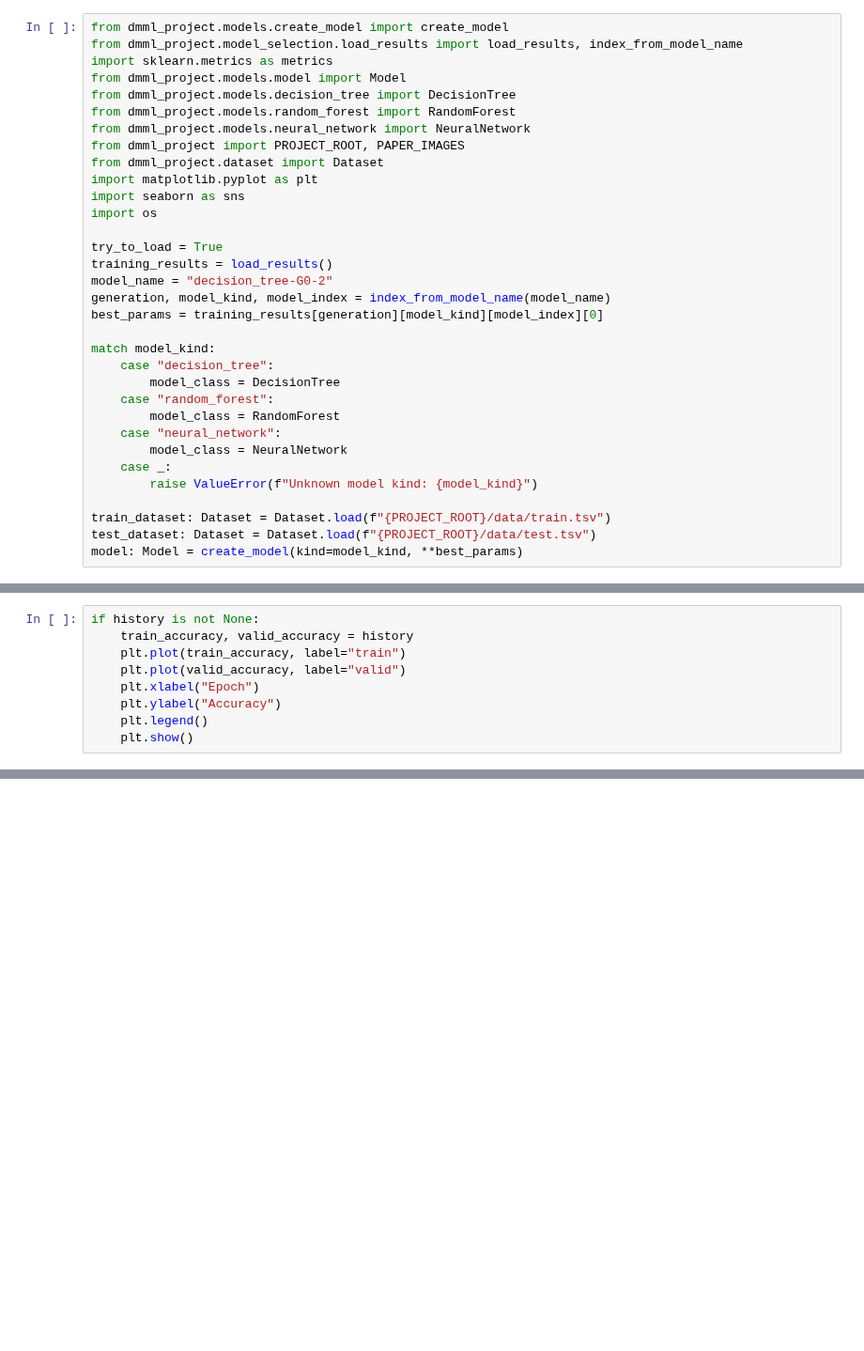
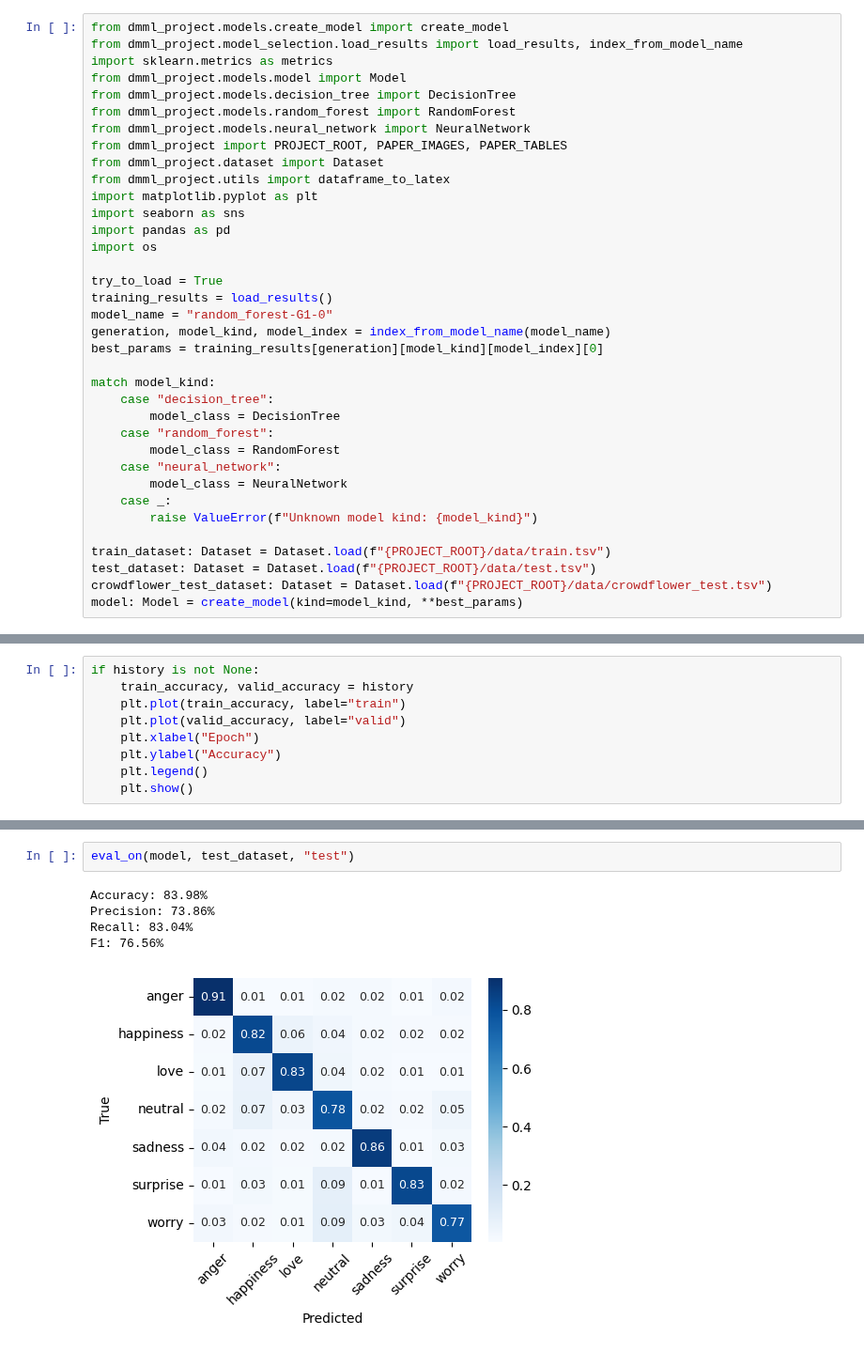
Before and after one commit to Etto48/DataMiningProject, a Jupyter notebook: src/notebooks/train_test.ipynb, the cells around one changed output, grey strips where cells are left out. Shown at 94% size. Cells and saved outputs as stored; diff of their text form; blank space fills up the shorter version.

```diff
--- a/src/notebooks/train_test.ipynb
+++ b/src/notebooks/train_test.ipynb
@@ -6,15 +6,17 @@ from dmml_project.models.model import Model
 from dmml_project.models.decision_tree import DecisionTree
 from dmml_project.models.random_forest import RandomForest
 from dmml_project.models.neural_network import NeuralNetwork
-from dmml_project import PROJECT_ROOT, PAPER_IMAGES
+from dmml_project import PROJECT_ROOT, PAPER_IMAGES, PAPER_TABLES
 from dmml_project.dataset import Dataset
+from dmml_project.utils import dataframe_to_latex
 import matplotlib.pyplot as plt
 import seaborn as sns
+import pandas as pd
 import os
 
 try_to_load = True
 training_results = load_results()
-model_name = "decision_tree-G0-2"
+model_name = "random_forest-G1-0"
 generation, model_kind, model_index = index_from_model_name(model_name)
 best_params = training_results[generation][model_kind][model_index][0]
 
@@ -30,5 +32,6 @@ match model_kind:
 
 train_dataset: Dataset = Dataset.load(f"{PROJECT_ROOT}/data/train.tsv")
 test_dataset: Dataset = Dataset.load(f"{PROJECT_ROOT}/data/test.tsv")
+crowdflower_test_dataset: Dataset = Dataset.load(f"{PROJECT_ROOT}/data/crowdflower_test.tsv")
 model: Model = create_model(kind=model_kind, **best_params)
 # %% [output]
@@ -87,0 +98,8 @@ F1: 70.85%
+# %%
+eval_on(model, test_dataset, "test")
+# %% [output]
+Accuracy: 83.98%
+Precision: 73.86%
+Recall: 83.04%
+F1: 76.56%
+[figure, added]
```
Also changed, not shown: parts of 4 cells of this notebook, 20 other files.
